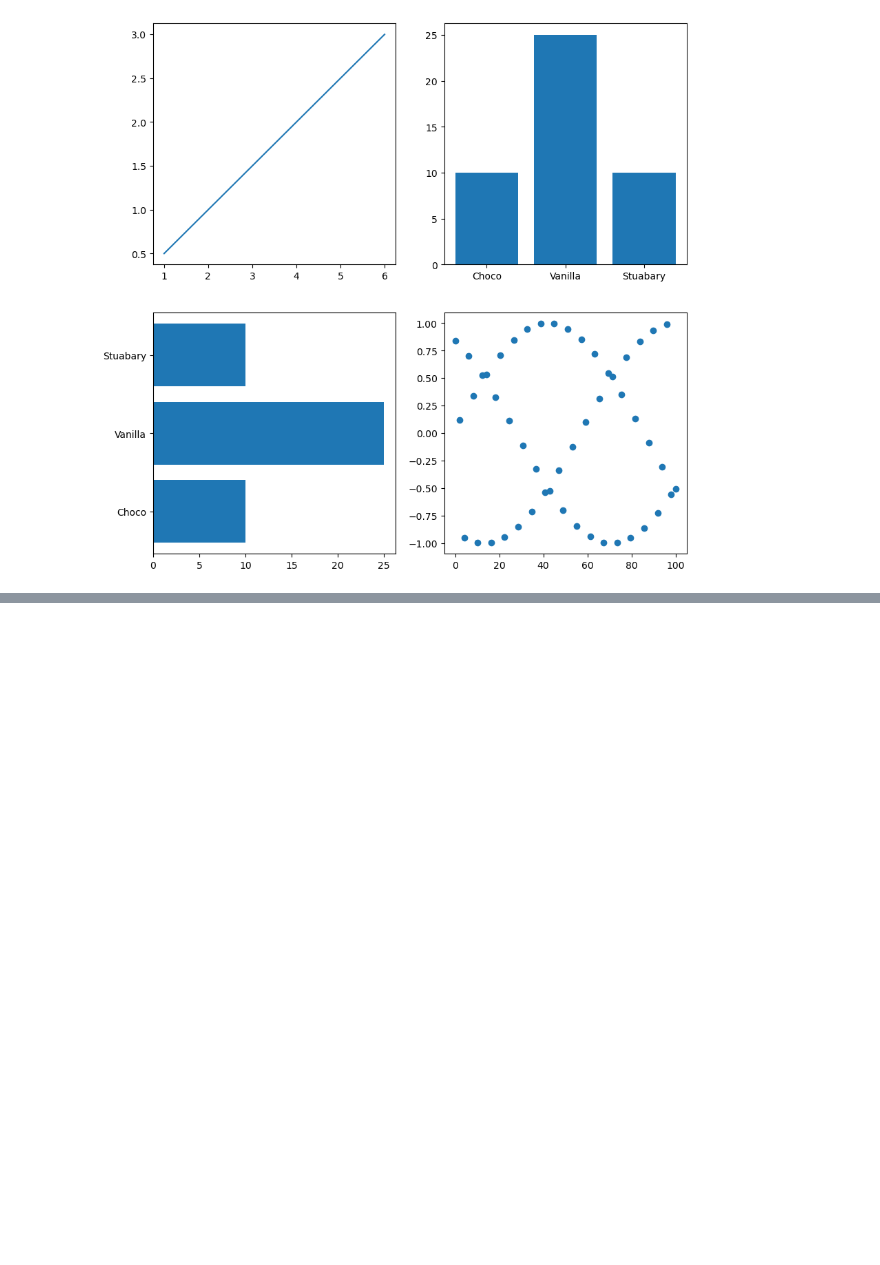
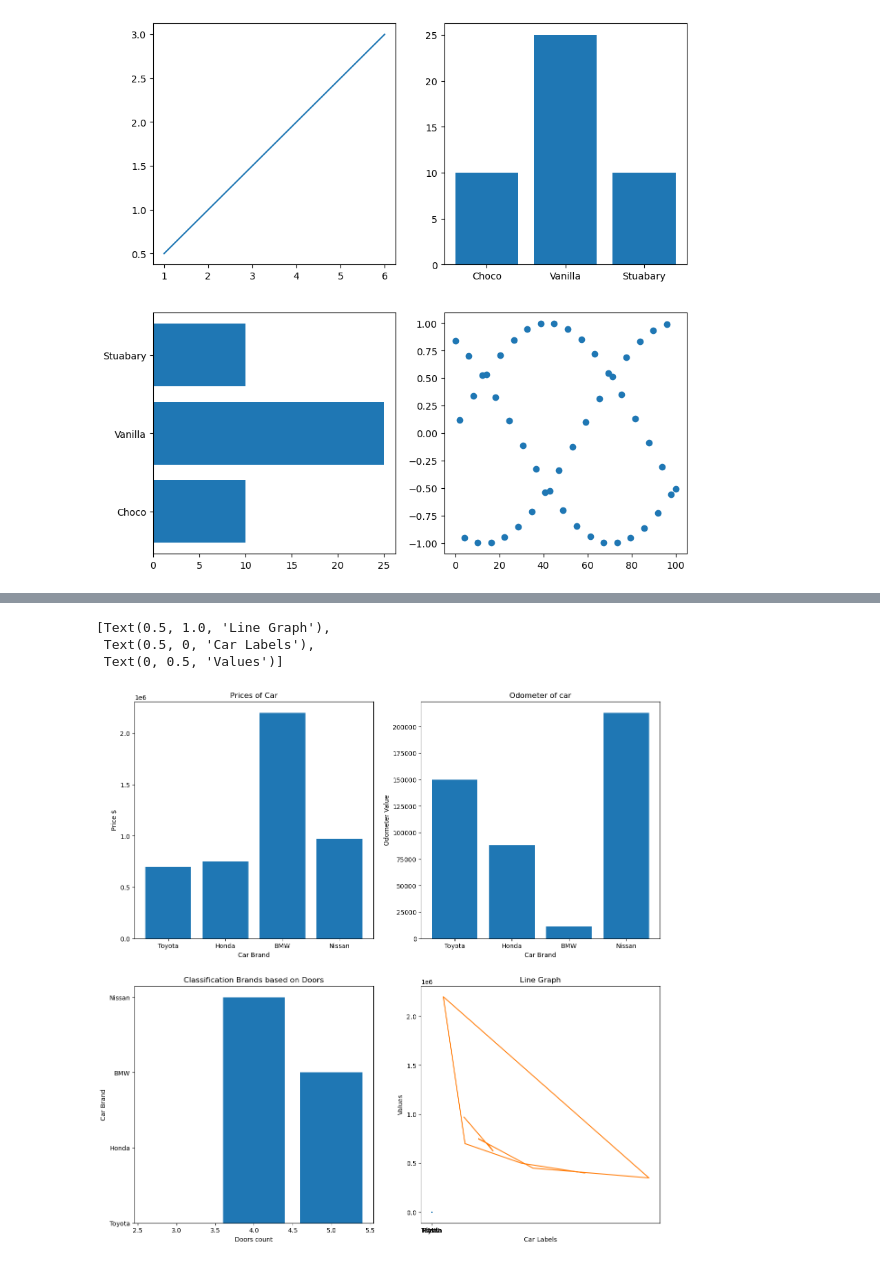
Before and after one commit to UGSNBandara/Machine-Learning-introduction, a Jupyter notebook: matplotlib_intro/Introduction_to_matplotlib.ipynb, the cells around one changed output, grey strips where cells are left out. Drawn from its saved outputs; the diff is of its cells as text; code cells hidden in the pictures; blank space fills up the shorter version.

```diff
--- a/matplotlib_intro/Introduction_to_matplotlib.ipynb
+++ b/matplotlib_intro/Introduction_to_matplotlib.ipynb
@@ -195,0 +246,3 @@ ax[1, 1].scatter(np.linspace(0,100,50), np.sin(np.linspace(1,100,50)))
+# %%
+car_sale["Price"] = car_sale.Price.replace('\D', '', regex=True).astype(int)
+car_sale
@@ -195,0 +261,29 @@ ax[1, 1].scatter(np.linspace(0,100,50), np.sin(np.linspace(1,100,50)))
+# %%
+fig, ax = plt.subplots( nrows = 2,
+                       ncols = 2,
+                       figsize = (15,15))
+
+ax[0,0].bar(car_sale["Make"], car_sale["Price"])
+ax[0,0].set(title="Prices of Car",
+      xlabel="Car Brand",
+      ylabel="Price $")
+
+ax[0,1].bar(car_sale["Make"], car_sale["Odometer (KM)"])
+ax[0,1].set(title="Odometer of car",
+           xlabel="Car Brand",
+           ylabel="Odometer Value")
+
+ax[1,0].bar(car_sale["Doors"], car_sale["Make"])
+ax[1,0].set(title="Classification Brands based on Doors",
+           xlabel="Doors count",
+           ylabel="Car Brand")
+
+ax[1,1].plot(car_sale["Make"], car_sale["Doors"], car_sale["Odometer (KM)"], car_sale["Price"])
+ax[1,1].set(title="Line Graph",
+           xlabel="Car Labels",
+           ylabel="Values")
+# %% [output]
+[Text(0.5, 1.0, 'Line Graph'),
+ Text(0.5, 0, 'Car Labels'),
+ Text(0, 0.5, 'Values')]
+[figure, added]
```
Also changed, not shown: parts of 43 cells of this notebook, 2 other files.
